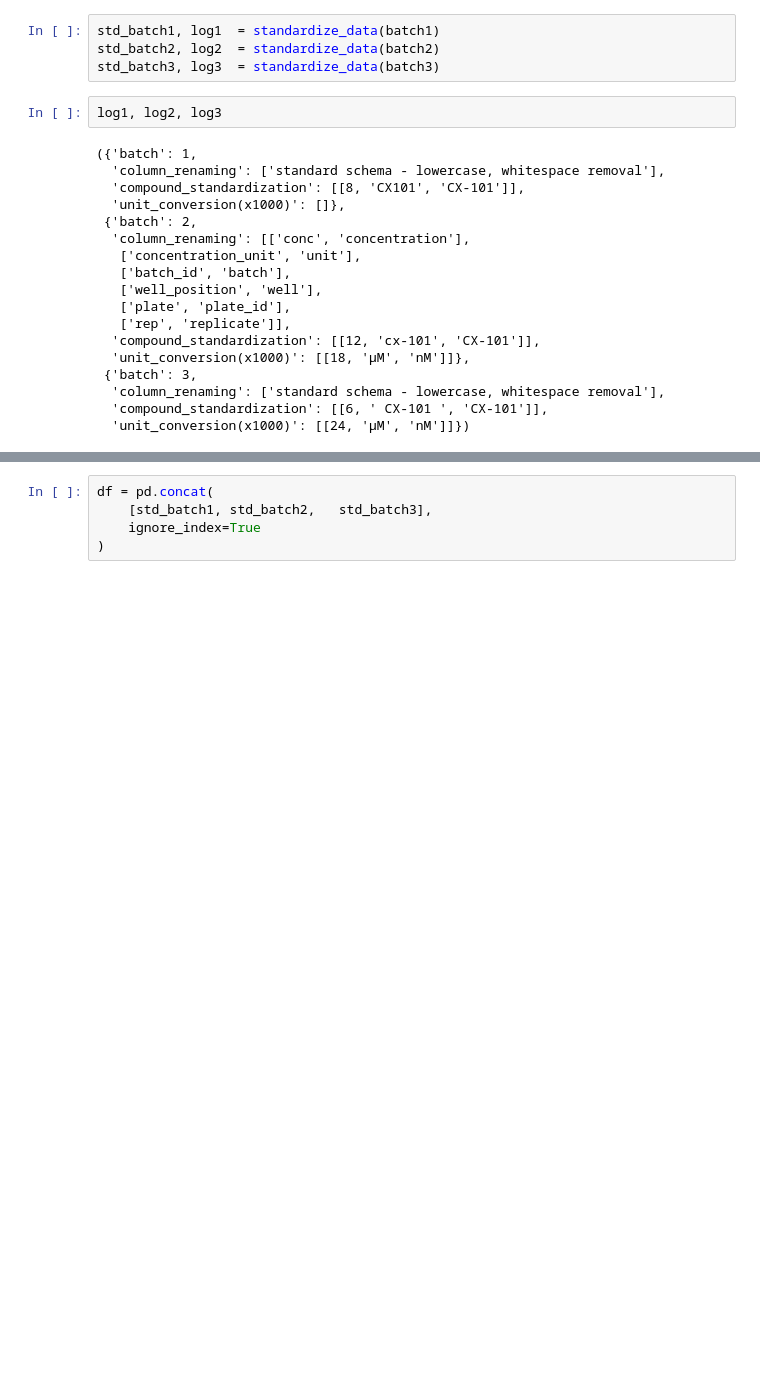
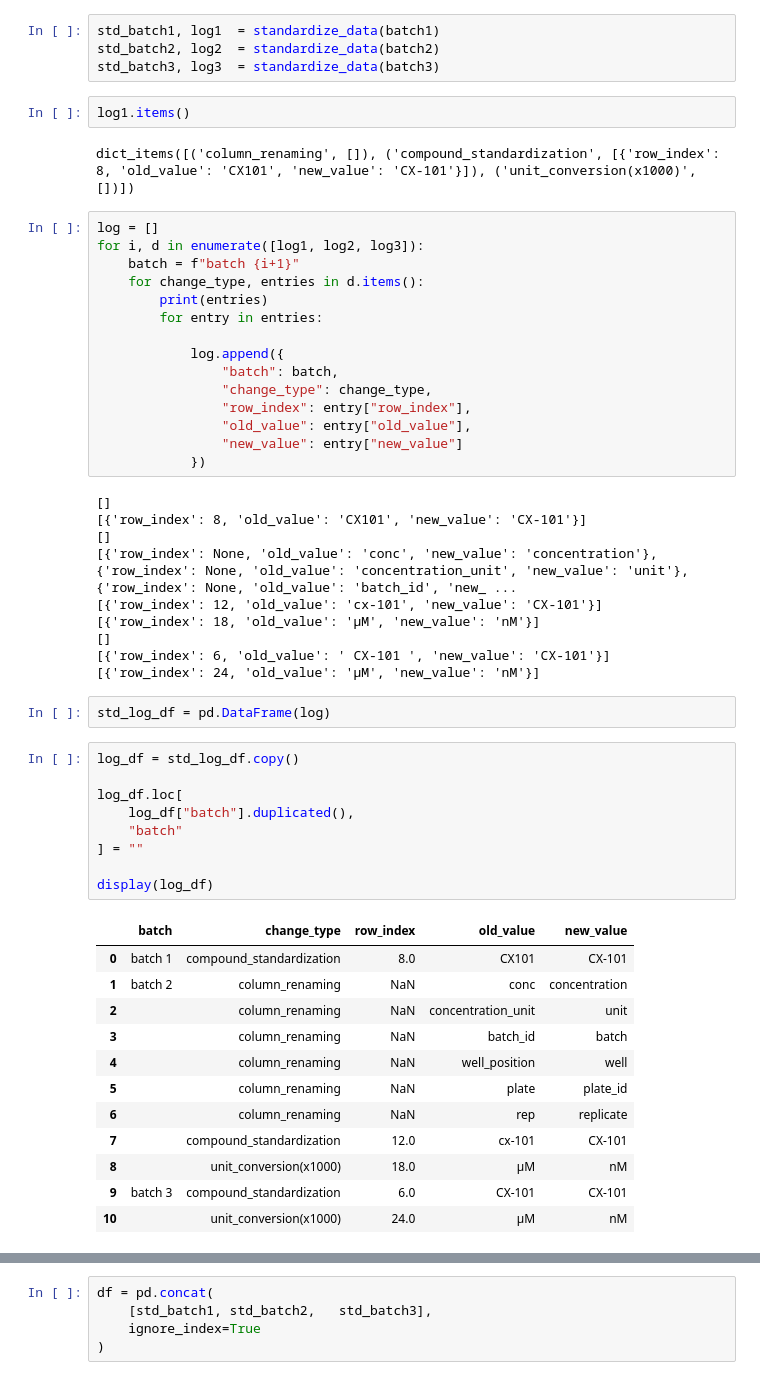
Before and after one commit to LisaPietrek/cx-101-cellular-assay, a Jupyter notebook: notebooks/03_pipeline_analysis_QC.ipynb, the cells around one changed output, grey strips where cells are left out. Drawn from its saved outputs; the diff is of its cells as text; blank space fills up the shorter version.

```diff
--- a/notebooks/03_pipeline_analysis_QC.ipynb
+++ b/notebooks/03_pipeline_analysis_QC.ipynb
@@ -153,23 +154,56 @@ def standardize_data(batch, column_mapping=column_mapping, compound_mapping=comp
 std_batch1, log1  = standardize_data(batch1)
 std_batch2, log2  = standardize_data(batch2)
 std_batch3, log3  = standardize_data(batch3)
+# %%
+log1.items()
+# %% [output]
+dict_items([('column_renaming', []), ('compound_standardization', [{'row_index': 8, 'old_value': 'CX101', 'new_value': 'CX-101'}]), ('unit_conversion(x1000)', [])])
 # %%
-log1, log2, log3
+log = []
+for i, d in enumerate([log1, log2, log3]):
+    batch = f"batch {i+1}"
+    for change_type, entries in d.items():
+        print(entries)
+        for entry in entries:
+
+            log.append({
+                "batch": batch,
+                "change_type": change_type,
+                "row_index": entry["row_index"],
+                "old_value": entry["old_value"],
+                "new_value": entry["new_value"]
+            })
 # %% [output]
-({'batch': 1,
-  'column_renaming': ['standard schema - lowercase, whitespace removal'],
-  'compound_standardization': [[8, 'CX101', 'CX-101']],
-  'unit_conversion(x1000)': []},
- {'batch': 2,
-  'column_renaming': [['conc', 'concentration'],
-   ['concentration_unit', 'unit'],
-   ['batch_id', 'batch'],
-   ['well_position', 'well'],
-   ['plate', 'plate_id'],
-   ['rep', 'replicate']],
-  'compound_standardization': [[12, 'cx-101', 'CX-101']],
-  'unit_conversion(x1000)': [[18, 'µM', 'nM']]},
- {'batch': 3,
-  'column_renaming': ['standard schema - lowercase, whitespace removal'],
-  'compound_standardization': [[6, ' CX-101 ', 'CX-101']],
-  'unit_conversion(x1000)': [[24, 'µM', 'nM']]})
+[]
+[{'row_index': 8, 'old_value': 'CX101', 'new_value': 'CX-101'}]
+[]
+[{'row_index': None, 'old_value': 'conc', 'new_value': 'concentration'}, {'row_index': None, 'old_value': 'concentration_unit', 'new_value': 'unit'}, {'row_index': None, 'old_value': 'batch_id', 'new_ ...
+[{'row_index': 12, 'old_value': 'cx-101', 'new_value': 'CX-101'}]
+[{'row_index': 18, 'old_value': 'µM', 'new_value': 'nM'}]
+[]
+[{'row_index': 6, 'old_value': ' CX-101 ', 'new_value': 'CX-101'}]
+[{'row_index': 24, 'old_value': 'µM', 'new_value': 'nM'}]
+# %%
+std_log_df = pd.DataFrame(log)
+# %%
+log_df = std_log_df.copy()
+
+log_df.loc[
+    log_df["batch"].duplicated(),
+    "batch"
+] = ""
+
+display(log_df)
+# %% [output]
+|  | batch | change_type | row_index | old_value | new_value |
+| 0 | batch 1 | compound_standardization | 8.0 | CX101 | CX-101 |
+| 1 | batch 2 | column_renaming | NaN | conc | concentration |
+| 2 |  | column_renaming | NaN | concentration_unit | unit |
+| 3 |  | column_renaming | NaN | batch_id | batch |
+| 4 |  | column_renaming | NaN | well_position | well |
+| 5 |  | column_renaming | NaN | plate | plate_id |
+| 6 |  | column_renaming | NaN | rep | replicate |
+| 7 |  | compound_standardization | 12.0 | cx-101 | CX-101 |
+| 8 |  | unit_conversion(x1000) | 18.0 | µM | nM |
+| 9 | batch 3 | compound_standardization | 6.0 | CX-101 | CX-101 |
+| 10 |  | unit_conversion(x1000) | 24.0 | µM | nM |
```
Also changed, not shown: parts of 2 cells of this notebook.
